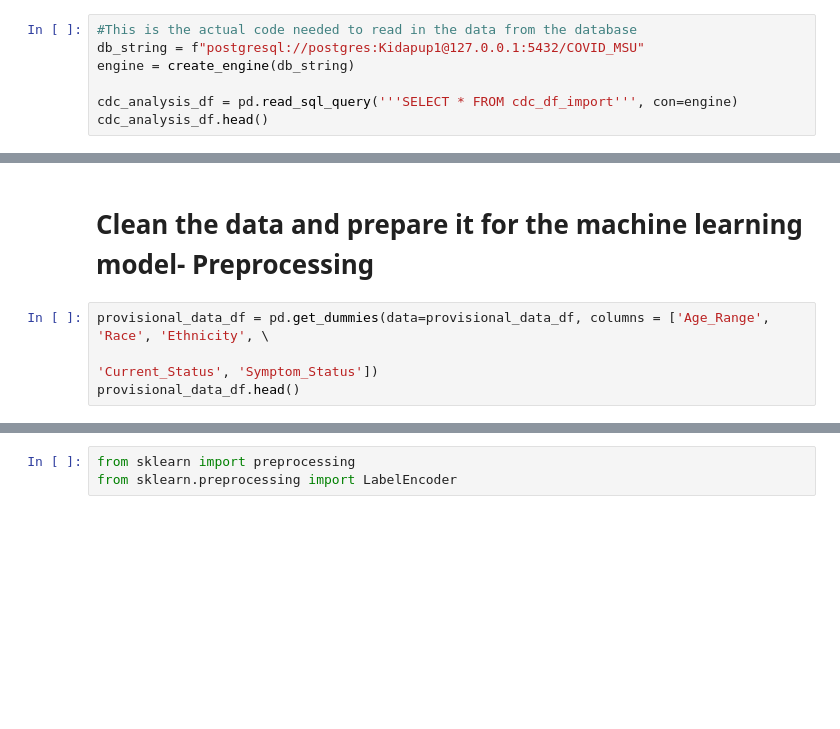
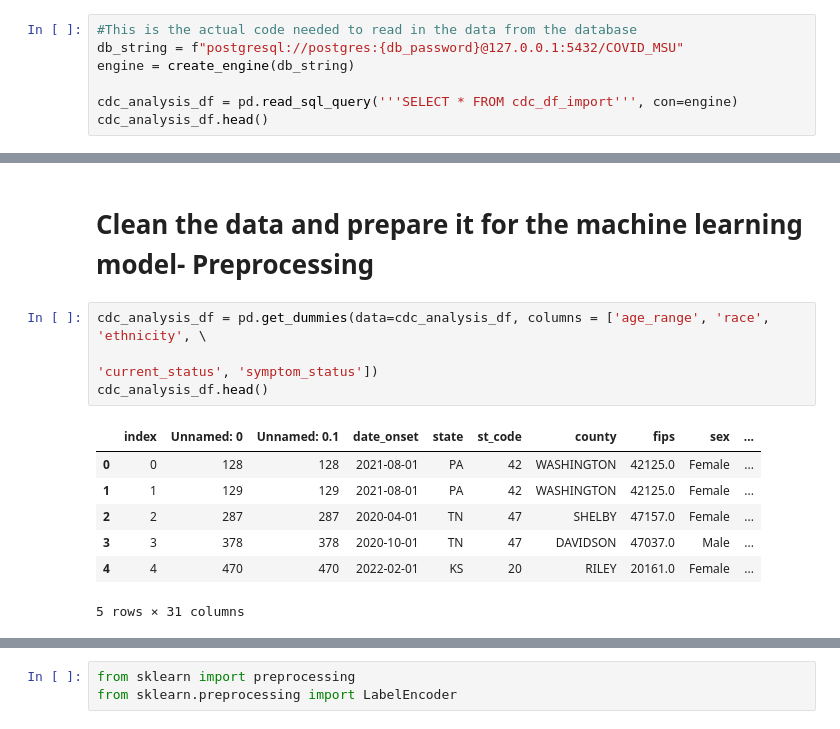
Before and after one commit to momentarypause/COVID_Death_Analysis, a Jupyter notebook: Logistic_Regression_Model_CovidData.ipynb, the cells around one changed output, grey strips where cells are left out. Saved outputs shown, nothing was run; the diff lists cells and outputs as text; blank space fills up the shorter version.

Commit message:
Loading in data from database

```diff
--- a/Logistic_Regression_Model_CovidData.ipynb
+++ b/Logistic_Regression_Model_CovidData.ipynb
@@ -38,6 +33,6 @@ import psycopg2
 # %%
 #This is the actual code needed to read in the data from the database
-db_string = f"postgresql://postgres:Kidapup1@127.0.0.1:5432/COVID_MSU"
+db_string = f"postgresql://postgres:{db_password}@127.0.0.1:5432/COVID_MSU"
 engine = create_engine(db_string)
 
 cdc_analysis_df = pd.read_sql_query('''SELECT * FROM cdc_df_import''', con=engine)
@@ -51,9 +46,17 @@ cdc_analysis_df.head()
 | 4 | 4 | 470 | 470 | 2022-02-01 | KS | 20 | RILEY | 20161.0 | 0 - 17 years | Female | ... |
 # %% [markdown]
 # Clean the data and prepare it for the machine learning model- Preprocessing
-# %%
-provisional_data_df = pd.get_dummies(data=provisional_data_df, columns = ['Age_Range', 'Race', 'Ethnicity', \
-                                                                          'Current_Status', 'Symptom_Status'])
-provisional_data_df.head()
+# %%
+cdc_analysis_df = pd.get_dummies(data=cdc_analysis_df, columns = ['age_range', 'race', 'ethnicity', \
+                                                                          'current_status', 'symptom_status'])
+cdc_analysis_df.head()
+# %% [output]
+|  | index | Unnamed: 0 | Unnamed: 0.1 | date_onset | state | st_code | county | fips | sex | ... |
+| 0 | 0 | 128 | 128 | 2021-08-01 | PA | 42 | WASHINGTON | 42125.0 | Female | ... |
+| 1 | 1 | 129 | 129 | 2021-08-01 | PA | 42 | WASHINGTON | 42125.0 | Female | ... |
+| 2 | 2 | 287 | 287 | 2020-04-01 | TN | 47 | SHELBY | 47157.0 | Female | ... |
+| 3 | 3 | 378 | 378 | 2020-10-01 | TN | 47 | DAVIDSON | 47037.0 | Male | ... |
+| 4 | 4 | 470 | 470 | 2022-02-01 | KS | 20 | RILEY | 20161.0 | Female | ... |
+5 rows × 31 columns
 # %%
 #Drop st_code, unnamed columns, FIPS
```
Also changed, not shown: parts of 16 cells of this notebook.
